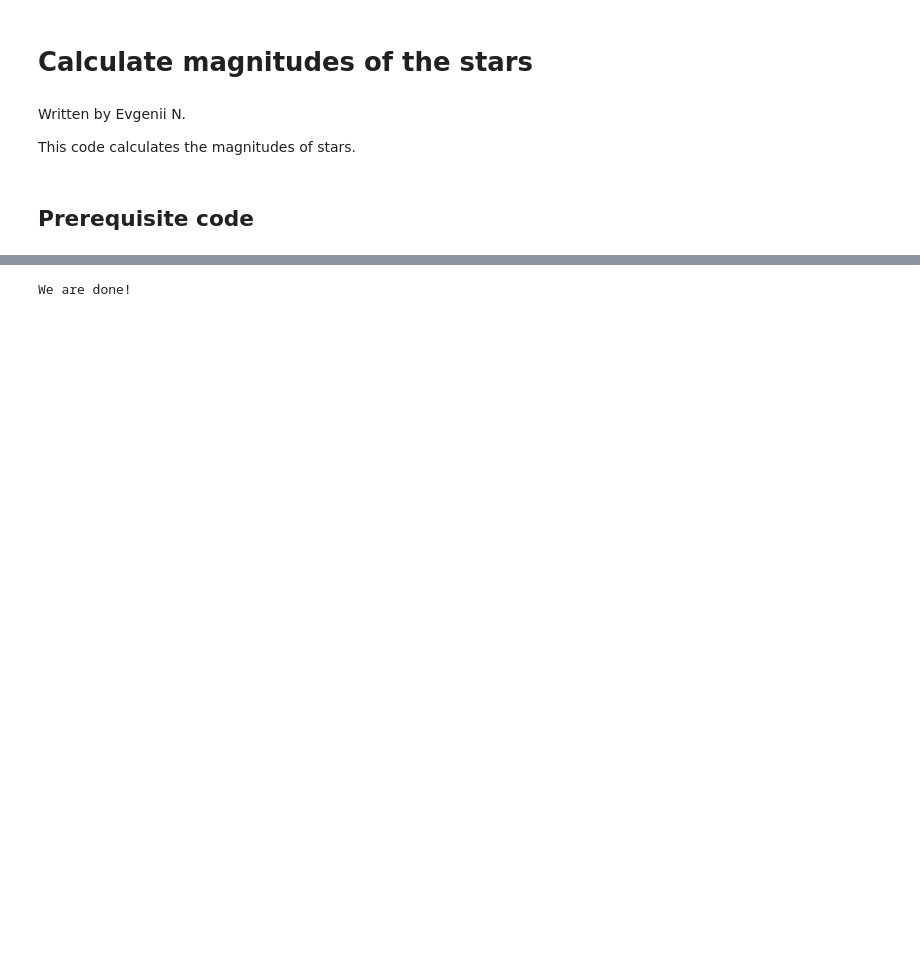
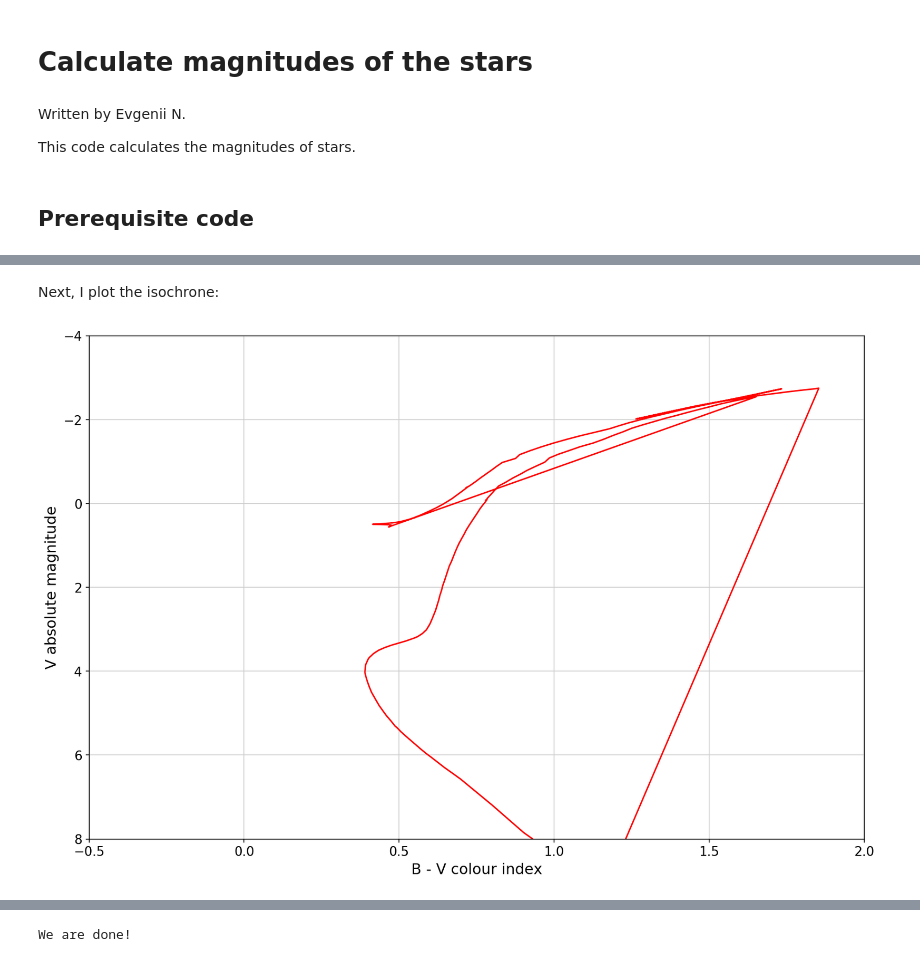
Before and after one commit to evgenyneu/asp3231_project, a Jupyter notebook: code/070_fit_isochrones/fit_isochrones.ipynb, the cells around one changed output, grey strips where cells are left out. Drawn from its saved outputs; the diff is of its cells as text; code cells hidden in the pictures; blank space fills up the shorter version.

Commit message:
Fit isochrones

```diff
--- a/code/070_fit_isochrones/fit_isochrones.ipynb
+++ b/code/070_fit_isochrones/fit_isochrones.ipynb
@@ -43,0 +221,54 @@ set_plot_style()
+# %% [markdown]
+Next, I plot the isochrone:
+# %%
+def plot_isochrone(plot_dir, file_name, data_path):
+    """
+    Make a plot of a Girardi isochrone.
+
+    Parameters
+    ----------
+    plot_dir: str
+        Directory where the plot file is placed.
+
+    file_name: str
+        Plot file name.
+
+    data_path: str
+        Path to the text file output from http://stev.oapd.inaf.it/cgi-bin/cmd
+
+    """
+
+    # Read the data from text table,
+    # using any whitespace characters as column separators
+    df = pd.read_table(data_path, delimiter='\s+')
+
+    # Create a figure and axis object
+    fig, ax = plt.subplots(1, 1)
+
+    # Show plot
+    ax.plot(df["Bmag"] - df["Vmag"], df["Vmag"], zorder=2, c='red')
+
+    # Set axes limits
+    ax.set_xlim(-0.5, 2)
+    ax.set_ylim(-4, 8)
+
+    # Show grid
+    ax.grid(zorder=-1)
+
+    # Set plot labels
+    ax.set_xlabel("B - V colour index")
+    ax.set_ylabel("V absolute magnitude")
+
+    # Invert y axis
+    ax.invert_yaxis()
+
+    # Expand the plot to the edges
+    fig.tight_layout()
+
+    save_plot(fig=fig, file_name=file_name, plot_dir=plot_dir)
+
+
+plot_isochrone(plot_dir="plots", file_name="girardi_12gyr.pdf",
+               data_path="data/girardi/12.00_gyr.txt")
+# %% [output]
+[figure, added]
```
Also changed, not shown: parts of 8 cells of this notebook, 6 other files.
